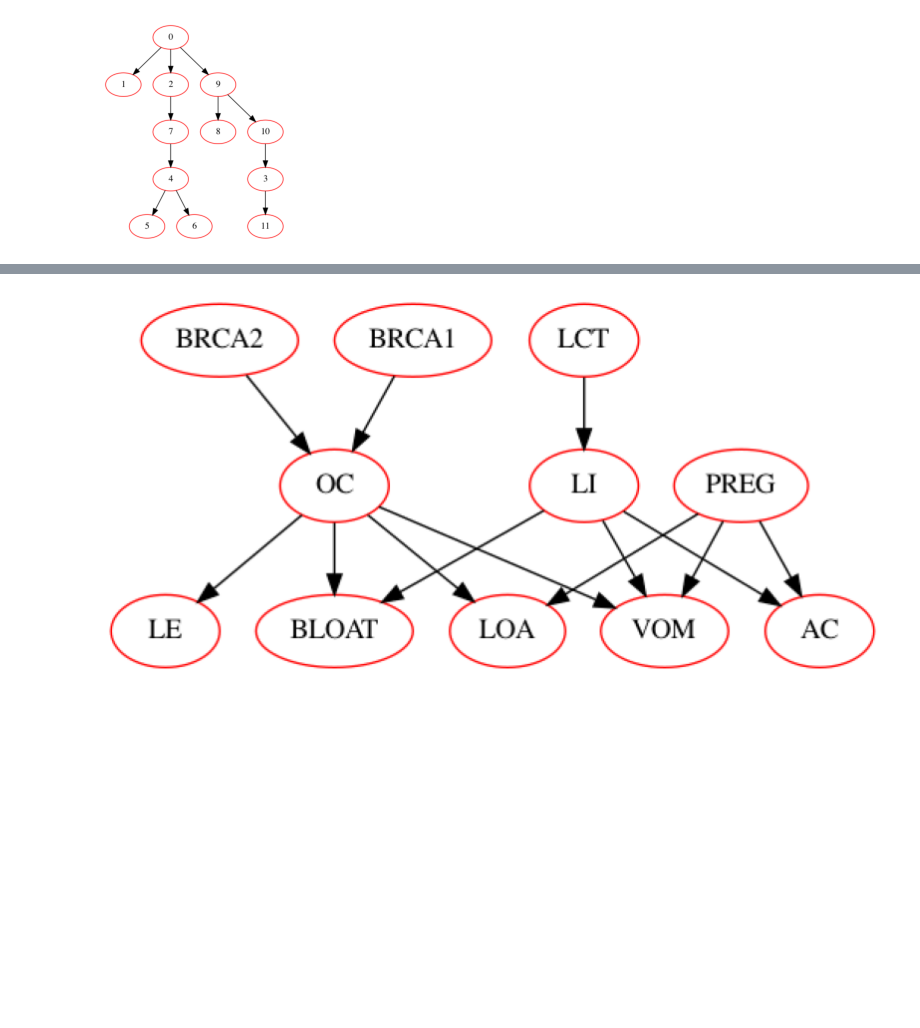
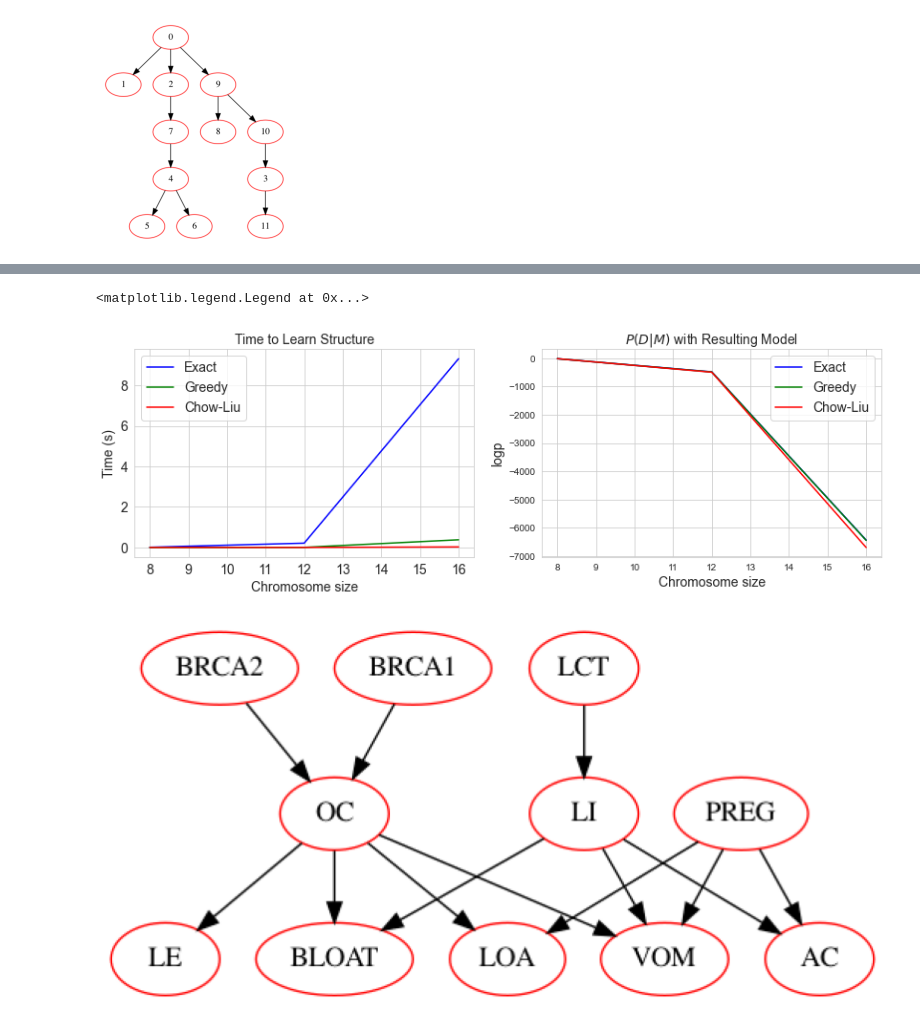
Before and after one commit to Negfir/Bayesian-GA, a Jupyter notebook: BOA.ipynb, the cells around one changed output, grey strips where cells are left out. Cells and saved outputs as stored; diff of their text form; code cells hidden in the pictures; blank space fills up the shorter version.

```diff
--- a/BOA.ipynb
+++ b/BOA.ipynb
@@ -989,3 +1160,32 @@ plt.legend(fontsize=14)
+# %%
+n_vars = [8,12,16]
+
+
+plt.figure(figsize=(14, 4))
+plt.subplot(121)
+plt.title("Time to Learn Structure", fontsize=14)
+plt.xticks(fontsize=14)
+plt.yticks(fontsize=14)
+plt.ylabel("Time (s)", fontsize=14)
+plt.xlabel("Chromosome size", fontsize=14)
+plt.plot(n_vars, t1[0:3], c='b', label="Exact")
+# plt.plot(n_vars, t2, c='m', label="Exact A*")
+plt.plot(n_vars, t3[0:3], c='g', label="Greedy")
+plt.plot(n_vars, t4[0:3], c='r', label="Chow-Liu")
+plt.legend(fontsize=14, loc=2)
+
+plt.subplot(122)
+plt.title("$P(D|M)$ with Resulting Model", fontsize=14)
+plt.xlabel("Chromosome size", fontsize=14)
+plt.ylabel("logp", fontsize=14)
+plt.plot(n_vars, p1[0:3], c='b', label="Exact")
+# plt.plot(n_vars, p2, c='m', label="Exact A*")
+plt.plot(n_vars, p3[0:3], c='g', label="Greedy")
+plt.plot(n_vars, p4[0:3], c='r', label="Chow-Liu")
+plt.legend(fontsize=14)
+# %% [output]
+<matplotlib.legend.Legend at 0x...>
+[figure, added]
 # %%
 from pomegranate import DiscreteDistribution, ConditionalProbabilityTable, Node
 
```
Also changed, not shown: parts of 4 cells of this notebook.
